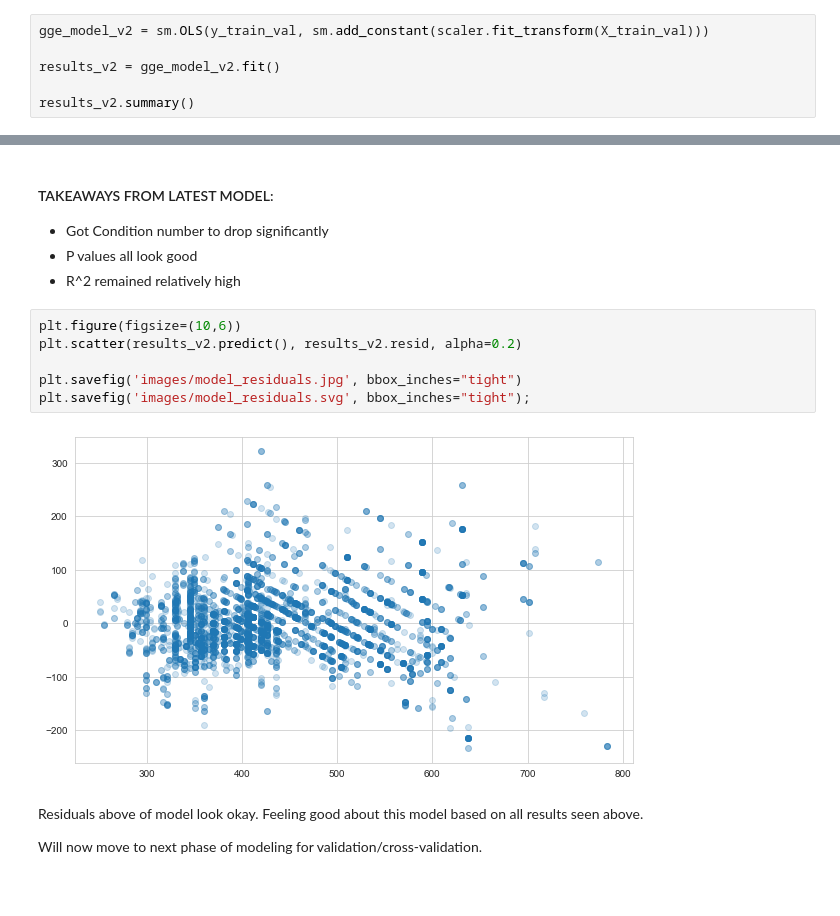
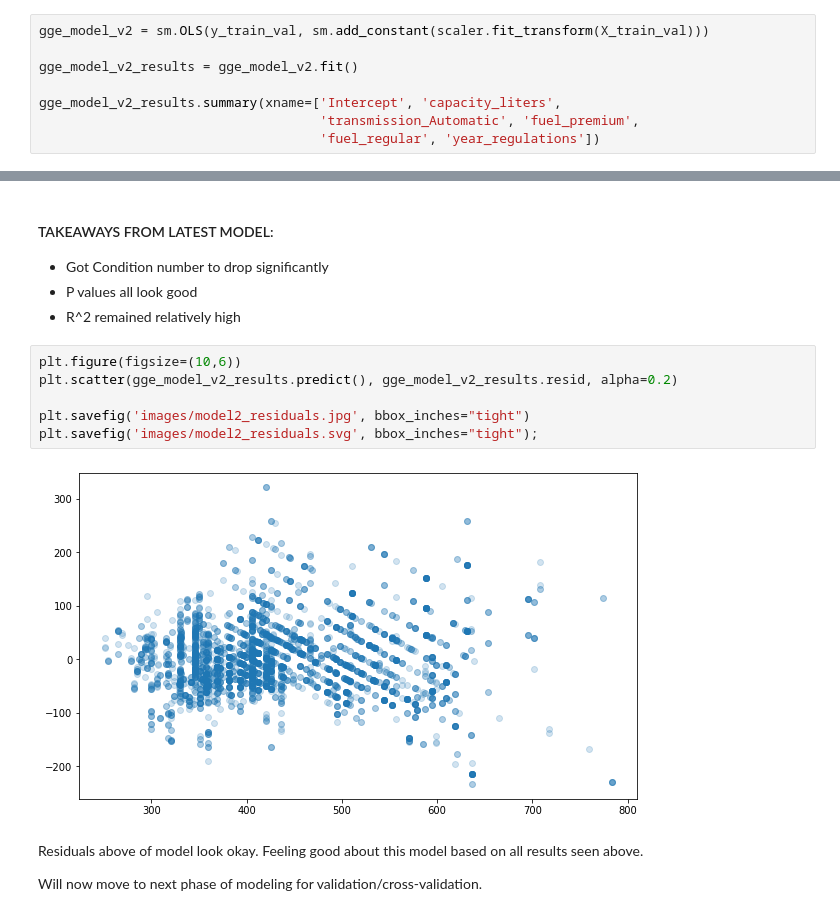
Before and after one commit to cecann10/Test, a Jupyter notebook: Metis_Projects/project_2_celinaplaza/data_and_analysis/all_cars_gge_model.ipynb, the cells around one changed output, grey strips where cells are left out. Drawn from its saved outputs; the diff is of its cells as text; blank space fills up the shorter version.

```diff
--- a/Metis_Projects/project_2_celinaplaza/data_and_analysis/all_cars_gge_model.ipynb
+++ b/Metis_Projects/project_2_celinaplaza/data_and_analysis/all_cars_gge_model.ipynb
@@ -284,9 +294,11 @@ X_train_val = X_train_val.drop(['cylinders','transmission_Manual','fuel_diesel',
 # %%
 gge_model_v2 = sm.OLS(y_train_val, sm.add_constant(scaler.fit_transform(X_train_val)))
 
-results_v2 = gge_model_v2.fit()
+gge_model_v2_results = gge_model_v2.fit()
 
-results_v2.summary()
+gge_model_v2_results.summary(xname=['Intercept', 'capacity_liters',
+                                    'transmission_Automatic', 'fuel_premium',
+                                    'fuel_regular', 'year_regulations'])
 # %% [output]
 OLS Regression Results
 | Dep. Variable: | gg_emissions | R-squared: | 0.667 |
@@ -318,12 +330,12 @@ Warnings:
 - R^2 remained relatively high
 # %%
 plt.figure(figsize=(10,6))
-plt.scatter(results_v2.predict(), results_v2.resid, alpha=0.2)
+plt.scatter(gge_model_v2_results.predict(), gge_model_v2_results.resid, alpha=0.2)
 
-plt.savefig('images/model_residuals.jpg', bbox_inches="tight")
-plt.savefig('images/model_residuals.svg', bbox_inches="tight");
+plt.savefig('images/model2_residuals.jpg', bbox_inches="tight")
+plt.savefig('images/model2_residuals.svg', bbox_inches="tight");
 # %% [output]
-[figure, old version]
+[figure, new version]
 # %% [markdown]
 Residuals above of model look okay.  Feeling good about this model based on all results seen above.
 
```
Also changed, not shown: parts of 73 cells of this notebook, 24 other files.
